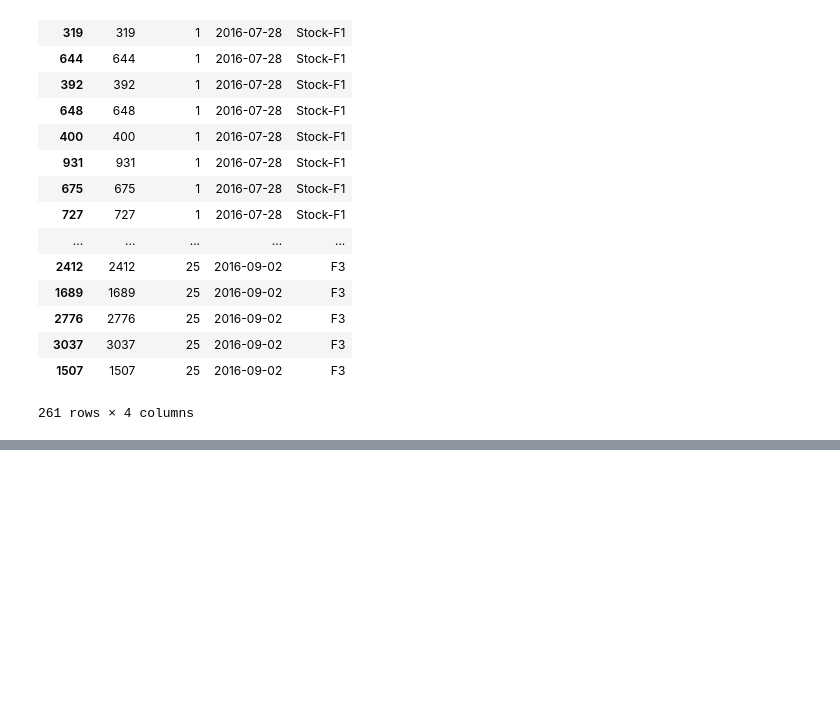
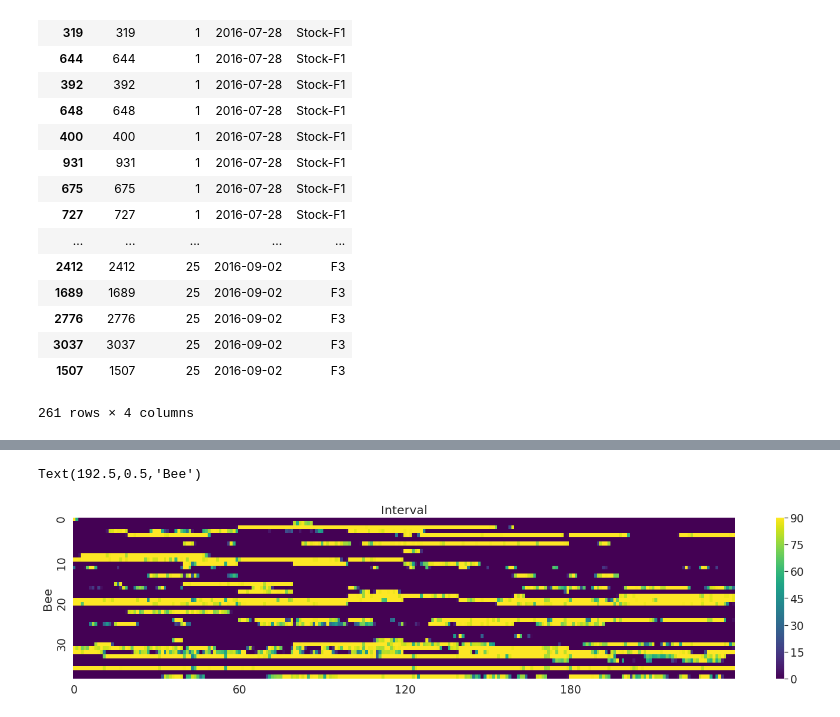
Before and after one commit to janek/Beesbook-life, a Jupyter notebook: New/Visualize all dataframes for screenshots and knowing.ipynb, the cells around one changed output, grey strips where cells are left out. Drawn from its saved outputs; the diff is of its cells as text; code cells hidden in the pictures; blank space fills up the shorter version.

```diff
--- a/New/Visualize all dataframes for screenshots and knowing.ipynb
+++ b/New/Visualize all dataframes for screenshots and knowing.ipynb
@@ -56,0 +94,17 @@ c.load('foragers_from_groups')
+# %%
+df = pd.read_csv('~/mnt/janek/caches/Presence/PRESENCE-counts-2016-08-11_00_num_hours_24_int_size_120_conf_02_cams_0123.csv').drop(columns=['Unnamed: 0'])
+# %%
+arr = np.array(df)
+# %%
+sub = arr[300:340, 100:340]
+sub[sub >= 90] = 90
+# %%
+import seaborn as sns
+fig, ax = plt.subplots(figsize=(25, 5))
+sns.set(font_scale=1.7)
+ax = sns.heatmap(sub, xticklabels=60, yticklabels=10, cmap="viridis")
+ax.set_title('Interval')
+ax.set_ylabel('Bee')
+# %% [output]
+Text(192.5,0.5,'Bee')
+[figure, added]
```
Also changed, not shown: parts of 6 cells of this notebook, 13 other files.
